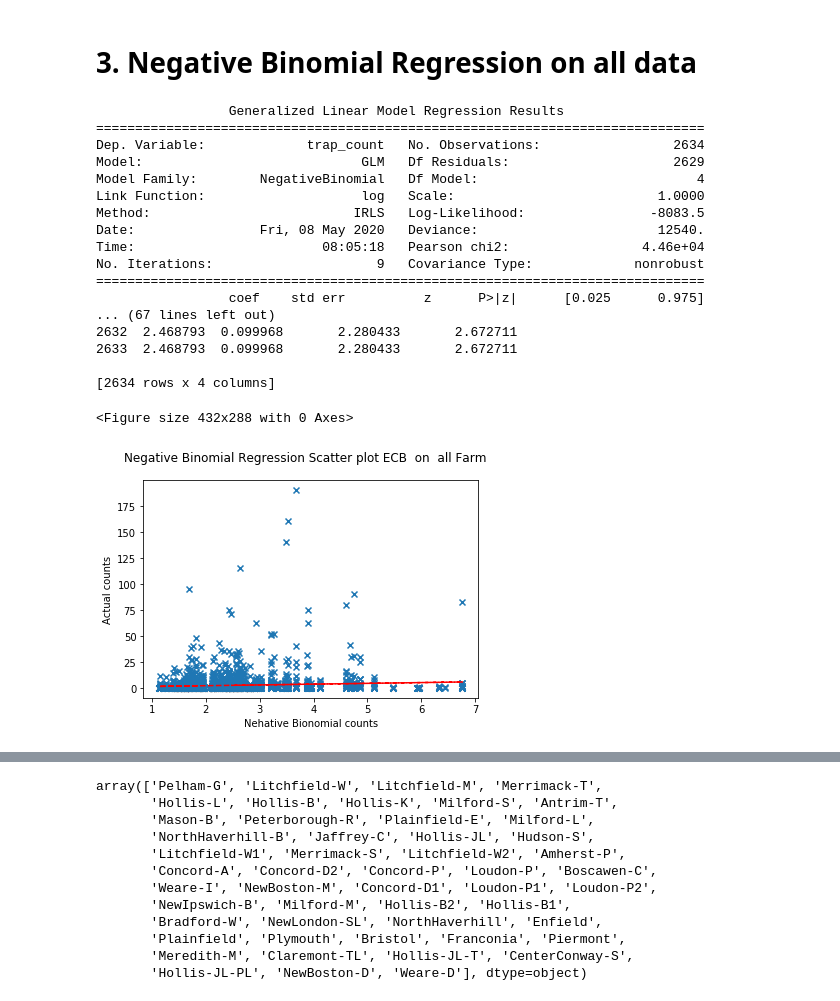
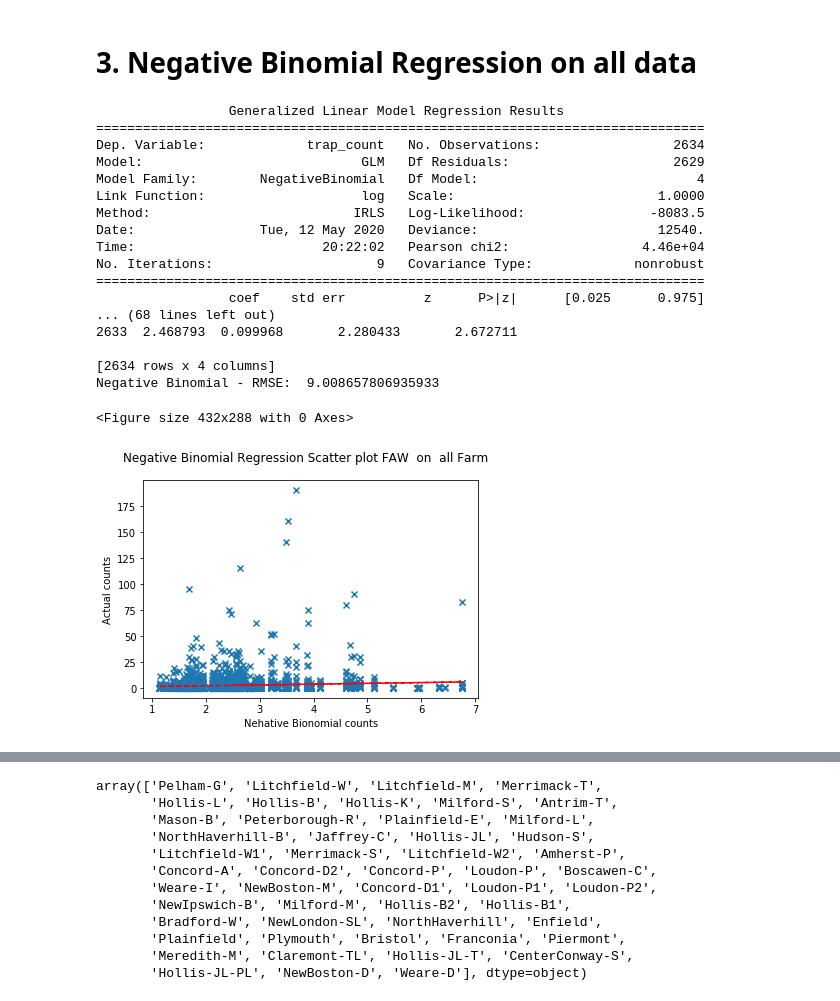
Before and after one commit to ramgautam06/CS898-Masters-Project, a Jupyter notebook: RamGautam_Project.ipynb, the cells around one changed output, grey strips where cells are left out. Cells and saved outputs as stored; diff of their text form; code cells hidden in the pictures.

Commit message:
RMSE  updated
RMSE updated

```diff
--- a/RamGautam_Project.ipynb
+++ b/RamGautam_Project.ipynb
@@ -1411,7 +1474,7 @@ Root Mean Squared Eror (RMSE):  11.221258034300432
 # %% [markdown]
 # 2. Poission Regression on all data
 # %%
-df_FAW_final = Poisson_Regression(df_FAW_final," ECB ", " all ")
+df_FAW_final = Poisson_Regression(df_FAW_final," FAW ", " all ")
 # %% [output]
                  Generalized Linear Model Regression Results
 ==============================================================================
@@ -1444,27 +1507,27 @@ df_FAW_final.head()
 # %% [markdown]
 # 3. Negative Binomial Regression on all data
 # %%
-df_FAW_final = Negative_Binomial_Regression(df_FAW_final, " ECB ", " all ")
+df_FAW_final = Negative_Binomial_Regression(df_FAW_final, " FAW ", " all ")
 # %% [output]
                  Generalized Linear Model Regression Results
 ==============================================================================
 Dep. Variable:             trap_count   No. Observations:                 2634
 Model:                            GLM   Df Residuals:                     2629
 Model Family:        NegativeBinomial   Df Model:                            4
 Link Function:                    log   Scale:                          1.0000
 Method:                          IRLS   Log-Likelihood:                -8083.5
-Date:                Fri, 08 May 2020   Deviance:                       12540.
-Time:                        08:05:18   Pearson chi2:                 4.46e+04
+Date:                Tue, 12 May 2020   Deviance:                       12540.
+Time:                        20:22:02   Pearson chi2:                 4.46e+04
 No. Iterations:                     9   Covariance Type:             nonrobust
 ==============================================================================
                  coef    std err          z      P>|z|      [0.025      0.975]
-... (67 lines left out)
-2632  2.468793  0.099968       2.280433       2.672711
+... (68 lines left out)
 2633  2.468793  0.099968       2.280433       2.672711
 
 [2634 rows x 4 columns]
+Negative Binomial - RMSE:  9.008657806935933
 <Figure size 432x288 with 0 Axes>
-[figure, old version]
+[figure, new version]
 # %%
 df_FAW_final
 # %% [output]
```
Also changed, not shown: parts of 15 cells of this notebook.
